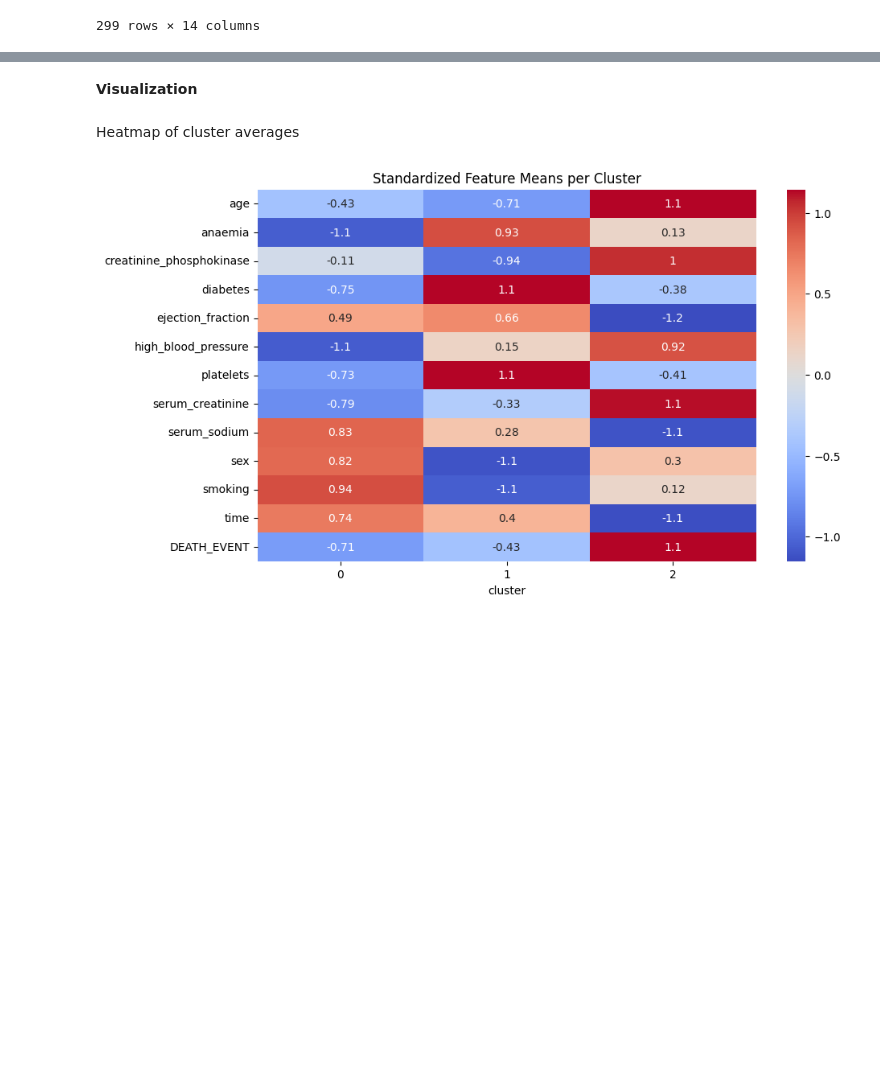
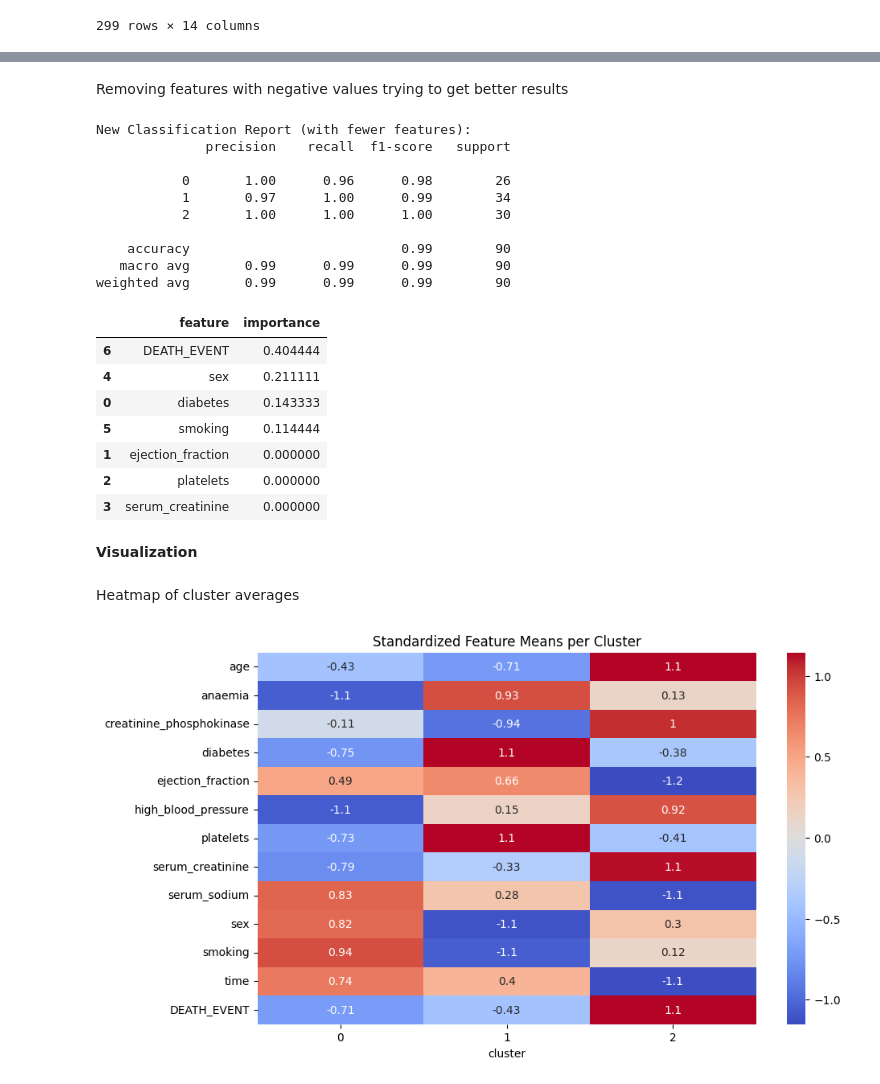
Before and after one commit to GuerineHoussem/ScientificVisualization, a Jupyter notebook: dev.ipynb, the cells around one changed output, grey strips where cells are left out. Drawn from its saved outputs; the diff is of its cells as text; code cells hidden in the pictures; blank space fills up the shorter version.

```diff
--- a/dev.ipynb
+++ b/dev.ipynb
@@ -227,3 +230,47 @@ weighted avg       0.95      0.94      0.94        90
+# %% [markdown]
+Removing features with negative values trying to get better results
+# %%
+features_to_drop = [
+    'anaemia',
+    'high_blood_pressure',
+    'serum_sodium',
+    'age',
+    'time',
+    'creatinine_phosphokinase'
+]
+
+X_reduced = X.drop(columns=features_to_drop)
+
+X_train_new, X_test_new, y_train, y_test = train_test_split(X_reduced, clusters, test_size=0.3, random_state=42)
+
+rf_new = RandomForestClassifier(random_state=42)
+
+rf_new.fit(X_train_new, y_train)
+
+print("New Classification Report (with fewer features):")
+print(classification_report(y_test, rf_new.predict(X_test_new)))
+perm = permutation_importance(rf_new, X_test_new, y_test, n_repeats=10, random_state=42)
+importance_df = pd.DataFrame({'feature': X_reduced.columns, 'importance': perm.importances_mean}).sort_values('importance', ascending=False)
+importance_df
+# %% [output]
+New Classification Report (with fewer features):
+              precision    recall  f1-score   support
+
+           0       1.00      0.96      0.98        26
+           1       0.97      1.00      0.99        34
+           2       1.00      1.00      1.00        30
+
+    accuracy                           0.99        90
+   macro avg       0.99      0.99      0.99        90
+weighted avg       0.99      0.99      0.99        90
+|  | feature | importance |
+| 6 | DEATH_EVENT | 0.404444 |
+| 4 | sex | 0.211111 |
+| 0 | diabetes | 0.143333 |
+| 5 | smoking | 0.114444 |
+| 1 | ejection_fraction | 0.000000 |
+| 2 | platelets | 0.000000 |
+| 3 | serum_creatinine | 0.000000 |
 # %% [markdown]
 <b>Visualization</b>
 # %% [markdown]
```
Also changed, not shown: parts of 4 cells of this notebook.
